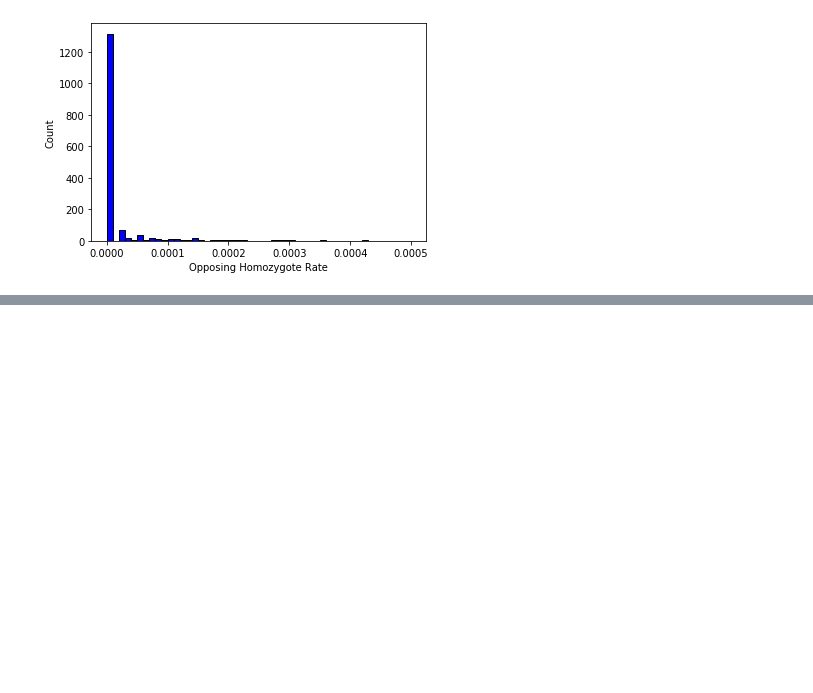
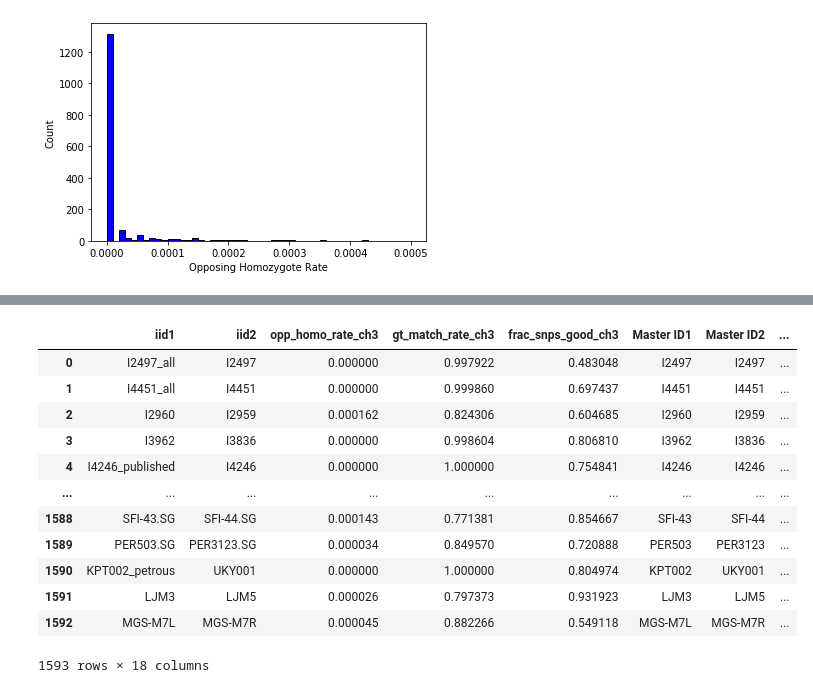
Before and after one commit to hringbauer/ancIBD, a Jupyter notebook: notebook/detect_snp_rel/process_identical.ipynb, the cells around one changed output, grey strips where cells are left out. Saved outputs shown, nothing was run; the diff lists cells and outputs as text; code cells hidden in the pictures; blank space fills up the shorter version.

```diff
--- a/notebook/detect_snp_rel/process_identical.ipynb
+++ b/notebook/detect_snp_rel/process_identical.ipynb
@@ -180,3 +181,21 @@ df_meta[df_meta["iid"].str.contains("prs009")]
 # %% [output]
 |  | iid | Master ID | lat | lon | age | region | study | clst | mean_cov | n_cov_snp | ... |
 | 3483 | prs009-ALL_DATA.SG | prs008/009 | 54.2469 | -8.55609 | 5380.0 | Great Britain | SanchezQuintoPNAS2019 | Scotland_Megalithic.SG | 0.935214 | 1122257 | ... |
+# %%
+df1 = pd.read_csv("./output/relatives_snp/opp_homos_ch3_processed_all.tsv", sep="\t")
+# %%
+df1
+# %% [output]
+|  | iid1 | iid2 | opp_homo_rate_ch3 | gt_match_rate_ch3 | frac_snps_good_ch3 | Master ID1 | Master ID2 | ... |
+| 0 | I2497_all | I2497 | 0.000000 | 0.997922 | 0.483048 | I2497 | I2497 | ... |
+| 1 | I4451_all | I4451 | 0.000000 | 0.999860 | 0.697437 | I4451 | I4451 | ... |
+| 2 | I2960 | I2959 | 0.000162 | 0.824306 | 0.604685 | I2960 | I2959 | ... |
+| 3 | I3962 | I3836 | 0.000000 | 0.998604 | 0.806810 | I3962 | I3836 | ... |
+| 4 | I4246_published | I4246 | 0.000000 | 1.000000 | 0.754841 | I4246 | I4246 | ... |
+| ... | ... | ... | ... | ... | ... | ... | ... | ... |
+| 1588 | SFI-43.SG | SFI-44.SG | 0.000143 | 0.771381 | 0.854667 | SFI-43 | SFI-44 | ... |
+| 1589 | PER503.SG | PER3123.SG | 0.000034 | 0.849570 | 0.720888 | PER503 | PER3123 | ... |
+| 1590 | KPT002_petrous | UKY001 | 0.000000 | 1.000000 | 0.804974 | KPT002 | UKY001 | ... |
+| 1591 | LJM3 | LJM5 | 0.000026 | 0.797373 | 0.931923 | LJM3 | LJM5 | ... |
+| 1592 | MGS-M7L | MGS-M7R | 0.000045 | 0.882266 | 0.549118 | MGS-M7L | MGS-M7R | ... |
+1593 rows × 18 columns
```
Also changed, not shown: parts of 2 cells of this notebook, 5 other files.
